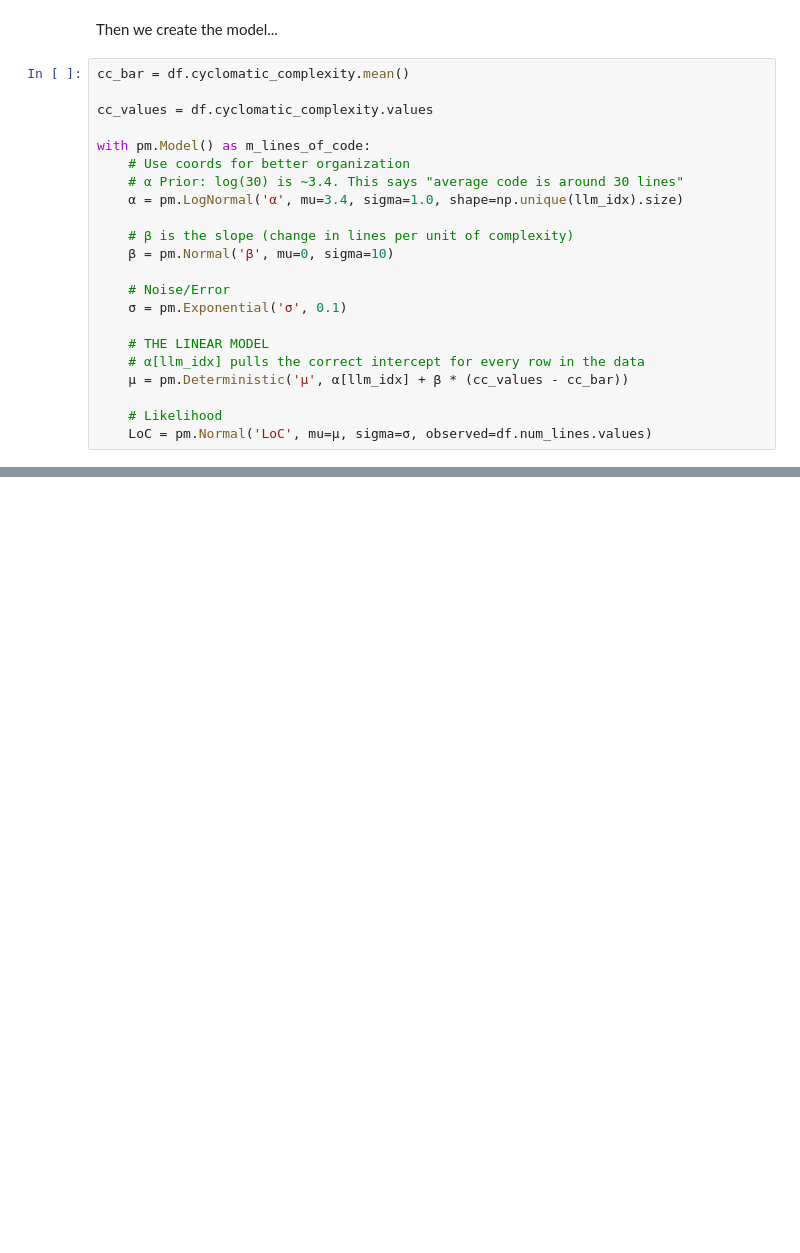
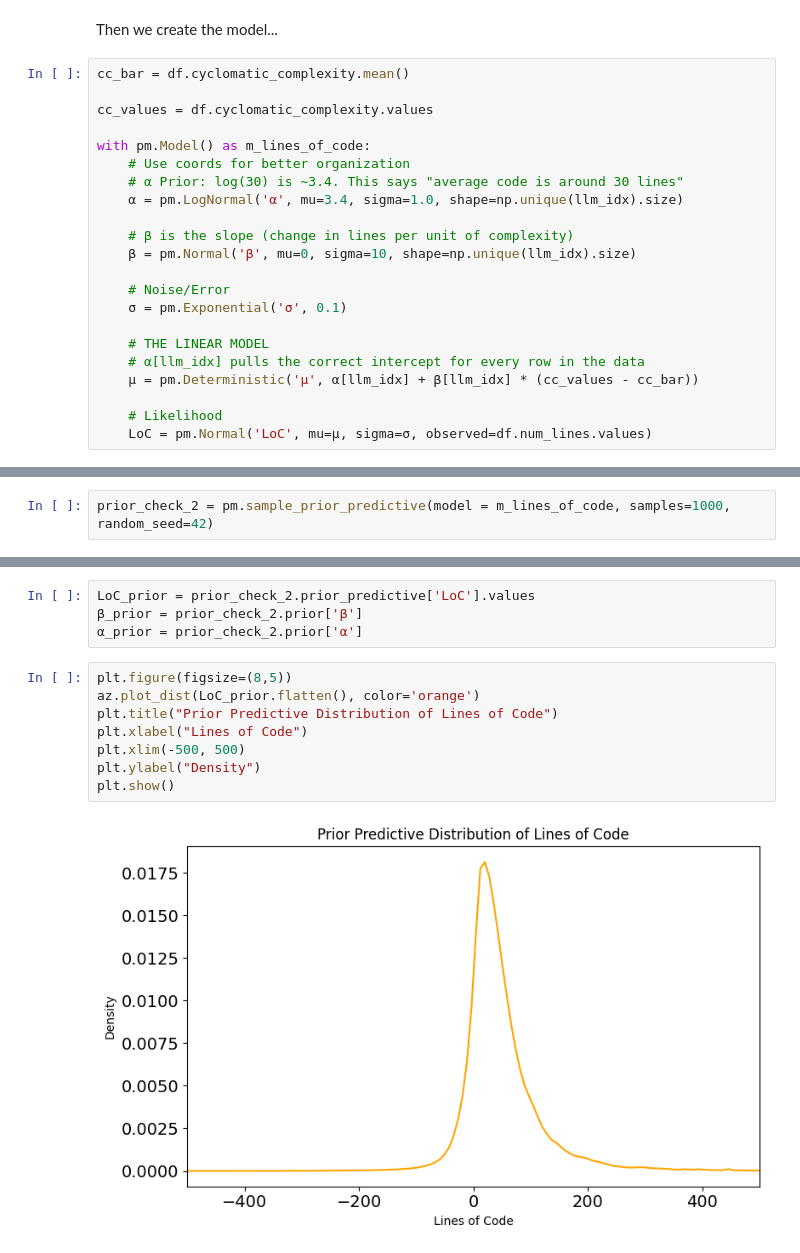
Before and after one commit to Noerklit/ProbProExam-2026, a Jupyter notebook: main-question.ipynb, the cells around one changed output, grey strips where cells are left out. Cells and saved outputs as stored; diff of their text form; blank space fills up the shorter version.

```diff
--- a/main-question.ipynb
+++ b/main-question.ipynb
@@ -589,14 +587,14 @@ with pm.Model() as m_lines_of_code:
     α = pm.LogNormal('α', mu=3.4, sigma=1.0, shape=np.unique(llm_idx).size)
 
     # β is the slope (change in lines per unit of complexity)
-    β = pm.Normal('β', mu=0, sigma=10)
+    β = pm.Normal('β', mu=0, sigma=10, shape=np.unique(llm_idx).size)
 
     # Noise/Error
     σ = pm.Exponential('σ', 0.1)
 
     # THE LINEAR MODEL
     # α[llm_idx] pulls the correct intercept for every row in the data
-    μ = pm.Deterministic('μ', α[llm_idx] + β * (cc_values - cc_bar))
+    μ = pm.Deterministic('μ', α[llm_idx] + β[llm_idx] * (cc_values - cc_bar))
 
     # Likelihood
     LoC = pm.Normal('LoC', mu=μ, sigma=σ, observed=df.num_lines.values)
@@ -606,0 +610,2 @@ pm.model_to_graphviz(m_lines_of_code)
+# %%
+prior_check_2 = pm.sample_prior_predictive(model = m_lines_of_code, samples=1000, random_seed=42)
@@ -606,0 +621,14 @@ pm.model_to_graphviz(m_lines_of_code)
+# %%
+LoC_prior = prior_check_2.prior_predictive['LoC'].values
+β_prior = prior_check_2.prior['β']
+α_prior = prior_check_2.prior['α']
+# %%
+plt.figure(figsize=(8,5))
+az.plot_dist(LoC_prior.flatten(), color='orange')
+plt.title("Prior Predictive Distribution of Lines of Code")
+plt.xlabel("Lines of Code")
+plt.xlim(-500, 500)
+plt.ylabel("Density")
+plt.show()
+# %% [output]
+[figure, added]
```
Also changed, not shown: parts of 24 cells of this notebook, 1 other file.
